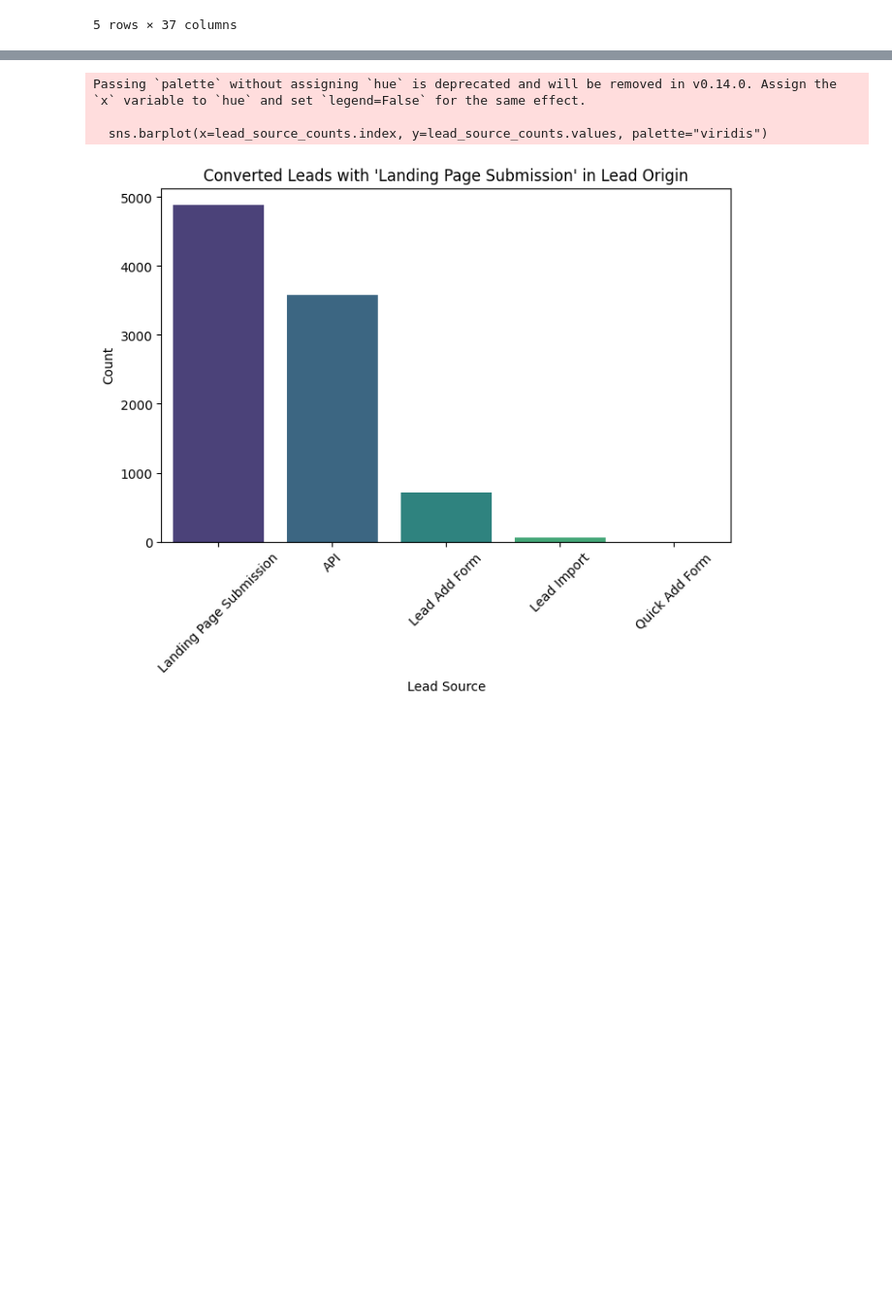
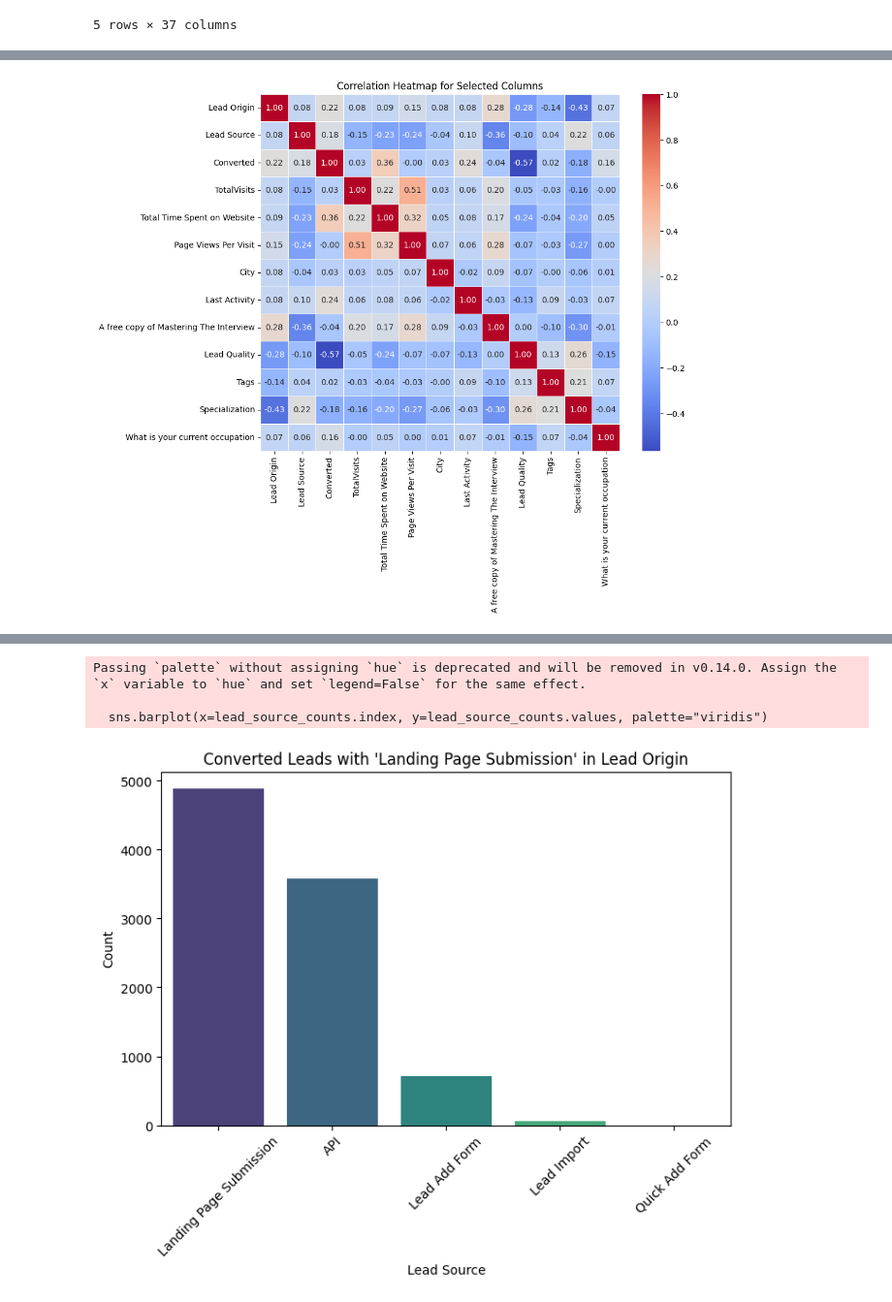
Before and after one commit to Srimathi-JMAN/DS_Task, a Jupyter notebook: Home_code.ipynb, the cells around one changed output, grey strips where cells are left out. Shown at 97% size. Cells and saved outputs as stored; diff of their text form; code cells hidden in the pictures; blank space fills up the shorter version.

```diff
--- a/Home_code.ipynb
+++ b/Home_code.ipynb
@@ -226,0 +286,28 @@ plt.show()
+# %%
+import pandas as pd
+import seaborn as sns
+import matplotlib.pyplot as plt
+
+# Load your dataset
+df = pd.read_csv('lead_scoring_cleaned.csv')
+
+# Select relevant columns
+columns = ['Lead Origin', 'Lead Source', 'Converted', 'TotalVisits', 'Total Time Spent on Website', 'Page Views Per Visit', 'City', 'Last Activity','A free copy of Mastering The Interview','Lead Quality','Tags','Specialization','What is your current occupation']
+
+# Create a copy of the DataFrame for encoding
+converted_encoded = df[columns].copy()
+
+# Label Encoding for categorical columns
+for col in ['Lead Origin', 'Lead Source', 'City', 'Last Activity','A free copy of Mastering The Interview','Lead Quality','Tags','Specialization','What is your current occupation']:  # Categorical columns
+    converted_encoded[col] = converted_encoded[col].astype('category').cat.codes  # Label Encoding
+
+# Compute correlation
+correlation = converted_encoded.corr()
+
+# Plotting the heatmap
+plt.figure(figsize=(10, 8))  # Adjust figure size
+sns.heatmap(correlation, annot=True, cmap='coolwarm', fmt=".2f", linewidths=0.5)
+plt.title("Correlation Heatmap for Selected Columns")
+plt.show()
+# %% [output]
+[figure, added]
```
Also changed, not shown: parts of 19 cells of this notebook, 6 other files.
